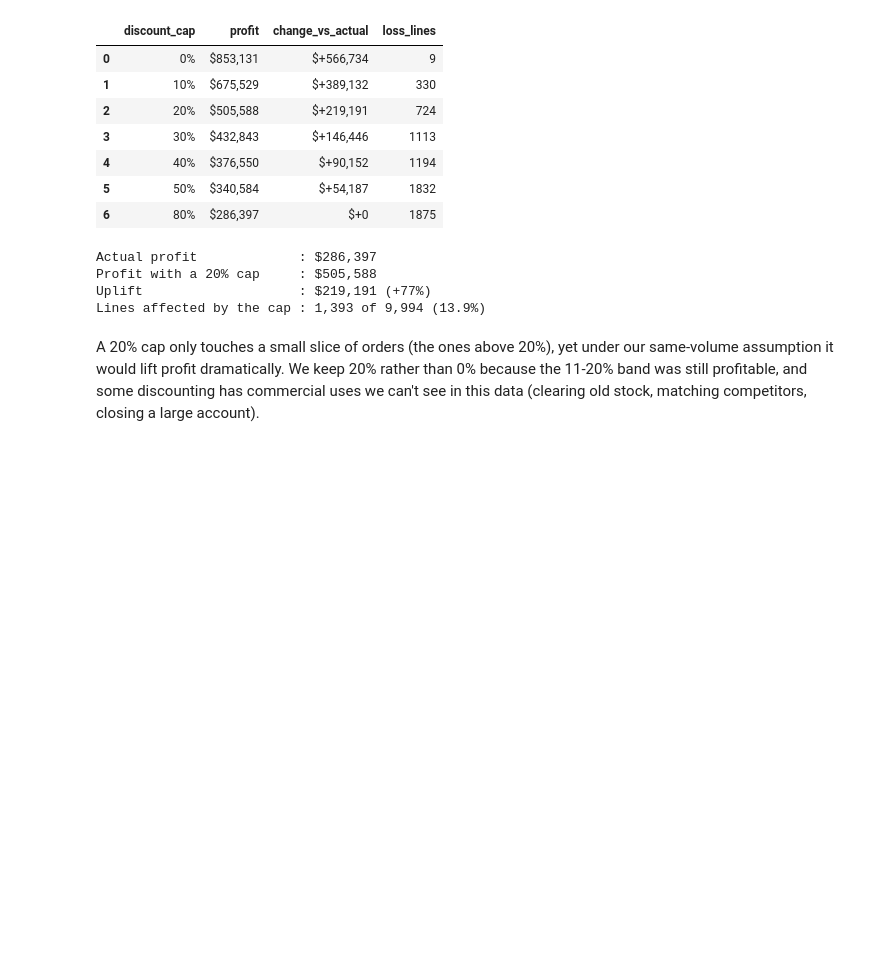
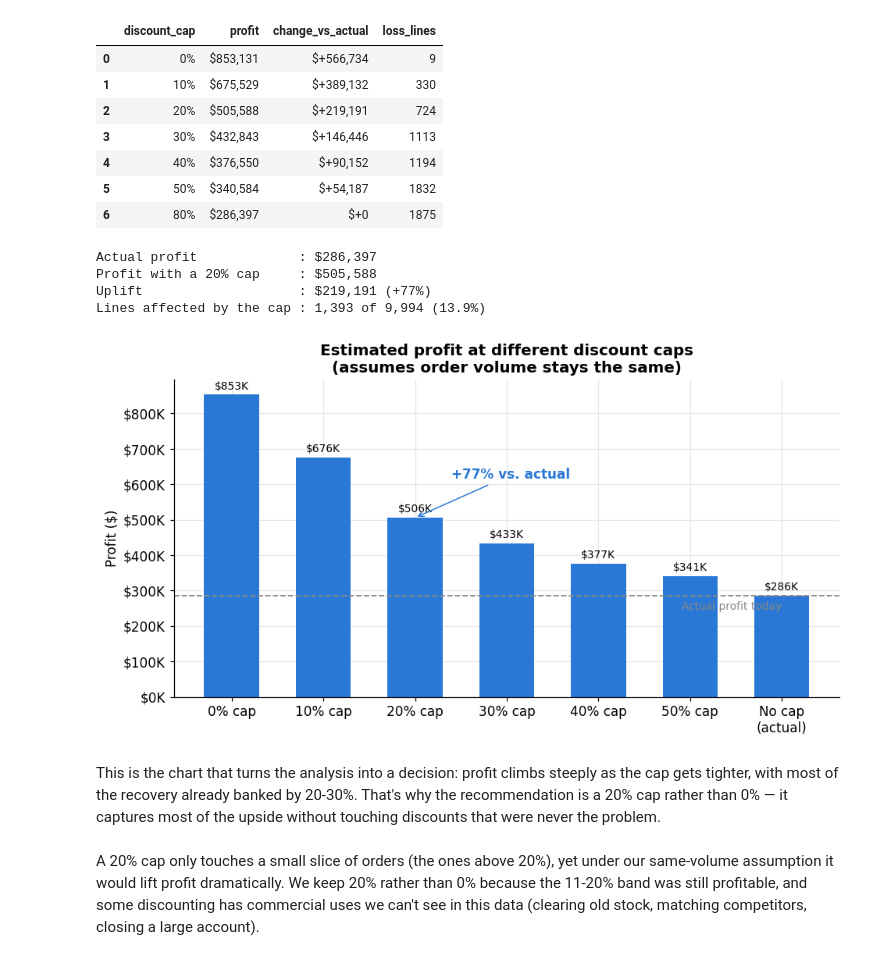
Before and after one commit to UncleBubu/Finance-Business-Series, a Jupyter notebook: 01-discount-impact/notebook.ipynb, the cells around one changed output. Saved outputs shown, nothing was run; the diff lists cells and outputs as text; code cells hidden in the pictures; blank space fills up the shorter version.

```diff
--- a/01-discount-impact/notebook.ipynb
+++ b/01-discount-impact/notebook.ipynb
@@ -842,6 +854,35 @@ Actual profit             : $286,397
 Profit with a 20% cap     : $505,588
 Uplift                    : $219,191 (+77%)
 Lines affected by the cap : 1,393 of 9,994 (13.9%)
+# %%
+fig, ax = plt.subplots(figsize=(10, 4.8))
+
+NL = chr(10)
+x_labels = [f"{c:.0%} cap" if c < 0.8 else "No cap" + NL + "(actual)" for c in scenarios["discount_cap"]]
+ax.bar(x_labels, scenarios["profit"], color=BLUE, width=0.6)
+ax.axhline(total_profit, color=GREY, linestyle="--", linewidth=1.2)
+ax.text(len(x_labels) - 1, total_profit - 40000, "Actual profit today", color=GREY, ha="right", fontsize=9)
+
+for i, p in enumerate(scenarios["profit"]):
+    ax.text(i, p + 15000, f"${p/1000:,.0f}K", ha="center", fontsize=9)
+
+idx20 = scenarios.index[scenarios["discount_cap"] == 0.20][0]
+ax.annotate(f"+{cap20['change_vs_actual']/total_profit:.0%} vs. actual",
+            xy=(idx20, scenarios.loc[idx20, "profit"]),
+            xytext=(idx20 + 0.4, scenarios.loc[idx20, "profit"] + 110000),
+            fontweight="bold", color=BLUE, arrowprops=dict(arrowstyle="->", color=BLUE))
+
+ax.set_title("Estimated profit at different discount caps" + NL + "(assumes order volume stays the same)")
+ax.set_ylabel("Profit ($)")
+ax.yaxis.set_major_formatter(plt.FuncFormatter(lambda x, _: f"${x/1000:,.0f}K"))
+plt.savefig(CHARTS / "08_discount_cap_simulation.png")
+plt.show()
+# %% [output]
+[figure, added]
+# %% [markdown]
+This is the chart that turns the analysis into a decision: profit climbs steeply as the cap gets tighter, with most of
+the recovery already banked by 20-30%. That's why the recommendation is a 20% cap rather than 0% — it captures most of the upside
+without touching discounts that were never the problem.
 # %% [markdown]
 A 20% cap only touches a small slice of orders (the ones above 20%), yet under our same-volume assumption it would lift profit dramatically.
 We keep 20% rather than 0% because the 11-20% band was still profitable, and some discounting has commercial uses we can't see in this data
```
Also changed, not shown: parts of 12 cells of this notebook, 17 other files.
